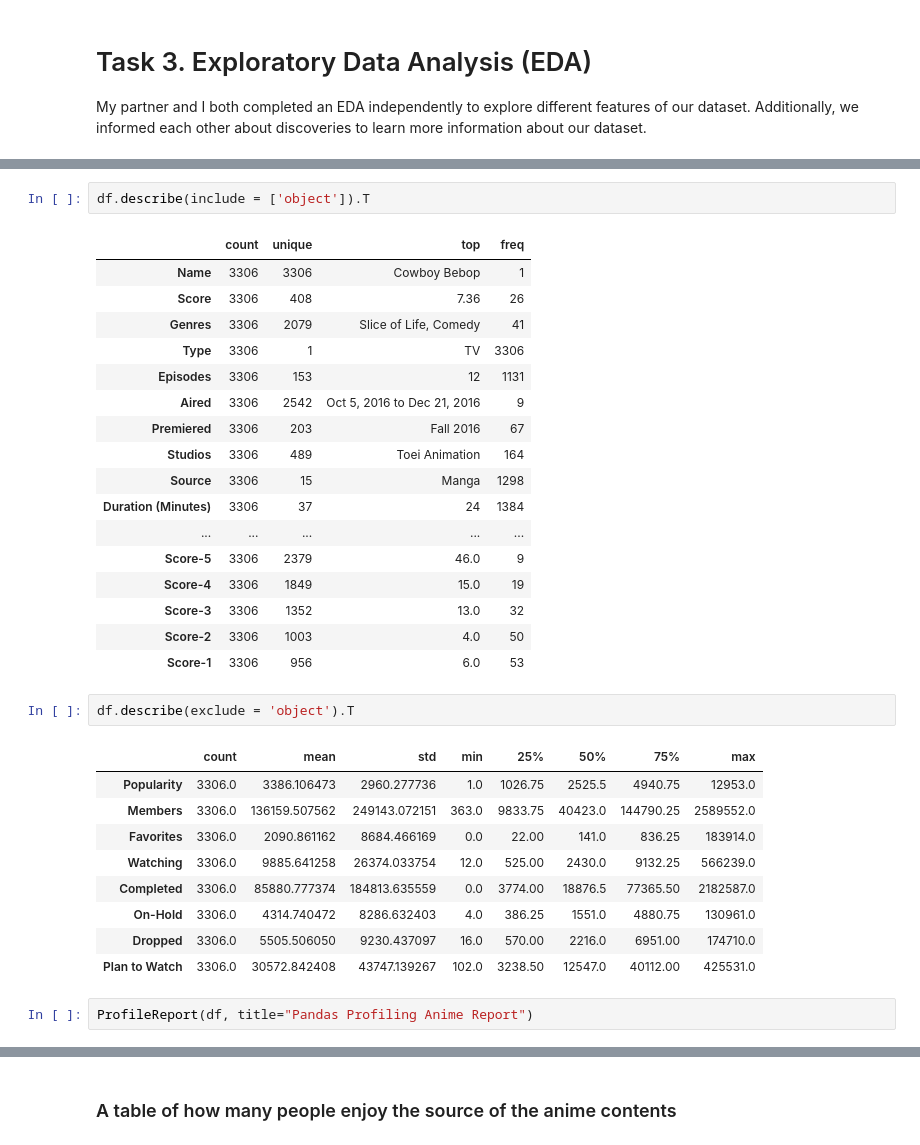
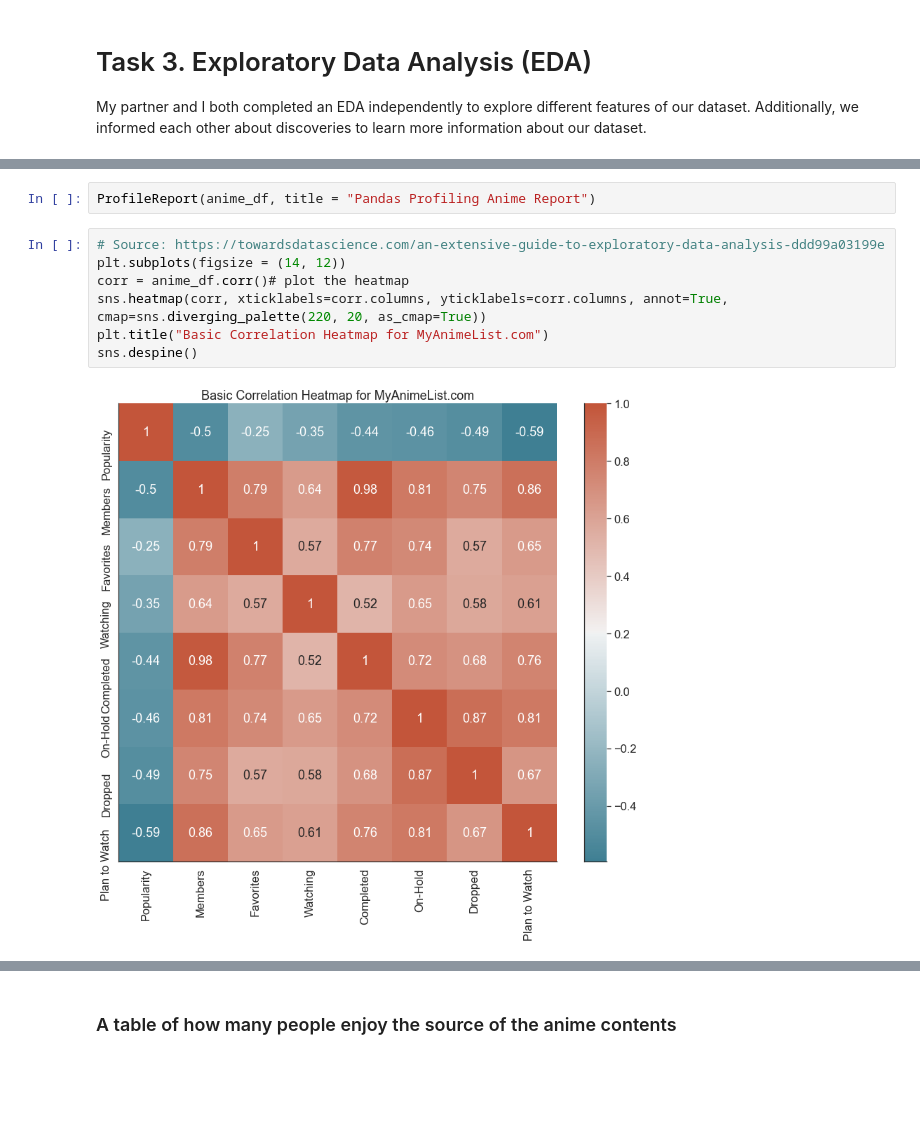
Before and after one commit to data301-2021-summer2/group03-project, a Jupyter notebook: analysis/Guy/milestone2.ipynb, the cells around one changed output, grey strips where cells are left out. Cells and saved outputs as stored; diff of their text form; blank space fills up the shorter version.

```diff
--- a/analysis/Guy/milestone2.ipynb
+++ b/analysis/Guy/milestone2.ipynb
@@ -199,34 +183,11 @@ df.describe(exclude = [np.number]).T
-# %%
-df.describe(include = ['object']).T
-# %% [output]
-|  | count | unique | top | freq |
-| Name | 3306 | 3306 | Cowboy Bebop | 1 |
-| Score | 3306 | 408 | 7.36 | 26 |
-| Genres | 3306 | 2079 | Slice of Life, Comedy | 41 |
-| Type | 3306 | 1 | TV | 3306 |
-| Episodes | 3306 | 153 | 12 | 1131 |
-| Aired | 3306 | 2542 | Oct 5, 2016 to Dec 21, 2016 | 9 |
-| Premiered | 3306 | 203 | Fall 2016 | 67 |
-| Studios | 3306 | 489 | Toei Animation | 164 |
-| Source | 3306 | 15 | Manga | 1298 |
-| Duration (Minutes) | 3306 | 37 | 24 | 1384 |
-| ... | ... | ... | ... | ... |
-| Score-5 | 3306 | 2379 | 46.0 | 9 |
-| Score-4 | 3306 | 1849 | 15.0 | 19 |
-| Score-3 | 3306 | 1352 | 13.0 | 32 |
-| Score-2 | 3306 | 1003 | 4.0 | 50 |
-| Score-1 | 3306 | 956 | 6.0 | 53 |
-# %%
-df.describe(exclude = 'object').T
-# %% [output]
-|  | count | mean | std | min | 25% | 50% | 75% | max |
-| Popularity | 3306.0 | 3386.106473 | 2960.277736 | 1.0 | 1026.75 | 2525.5 | 4940.75 | 12953.0 |
-| Members | 3306.0 | 136159.507562 | 249143.072151 | 363.0 | 9833.75 | 40423.0 | 144790.25 | 2589552.0 |
-| Favorites | 3306.0 | 2090.861162 | 8684.466169 | 0.0 | 22.00 | 141.0 | 836.25 | 183914.0 |
-| Watching | 3306.0 | 9885.641258 | 26374.033754 | 12.0 | 525.00 | 2430.0 | 9132.25 | 566239.0 |
-| Completed | 3306.0 | 85880.777374 | 184813.635559 | 0.0 | 3774.00 | 18876.5 | 77365.50 | 2182587.0 |
-| On-Hold | 3306.0 | 4314.740472 | 8286.632403 | 4.0 | 386.25 | 1551.0 | 4880.75 | 130961.0 |
-| Dropped | 3306.0 | 5505.506050 | 9230.437097 | 16.0 | 570.00 | 2216.0 | 6951.00 | 174710.0 |
-| Plan to Watch | 3306.0 | 30572.842408 | 43747.139267 | 102.0 | 3238.50 | 12547.0 | 40112.00 | 425531.0 |
 # %%
-ProfileReport(df, title="Pandas Profiling Anime Report")
+ProfileReport(anime_df, title = "Pandas Profiling Anime Report")
+# %%
+# Source: https://towardsdatascience.com/an-extensive-guide-to-exploratory-data-analysis-ddd99a03199e
+plt.subplots(figsize = (14, 12))
+corr = anime_df.corr()# plot the heatmap
+sns.heatmap(corr, xticklabels=corr.columns, yticklabels=corr.columns, annot=True, cmap=sns.diverging_palette(220, 20, as_cmap=True))
+plt.title("Basic Correlation Heatmap for MyAnimeList.com")
+sns.despine()
+# %% [output]
+[figure, added]
```
Also changed, not shown: parts of 49 cells of this notebook.
